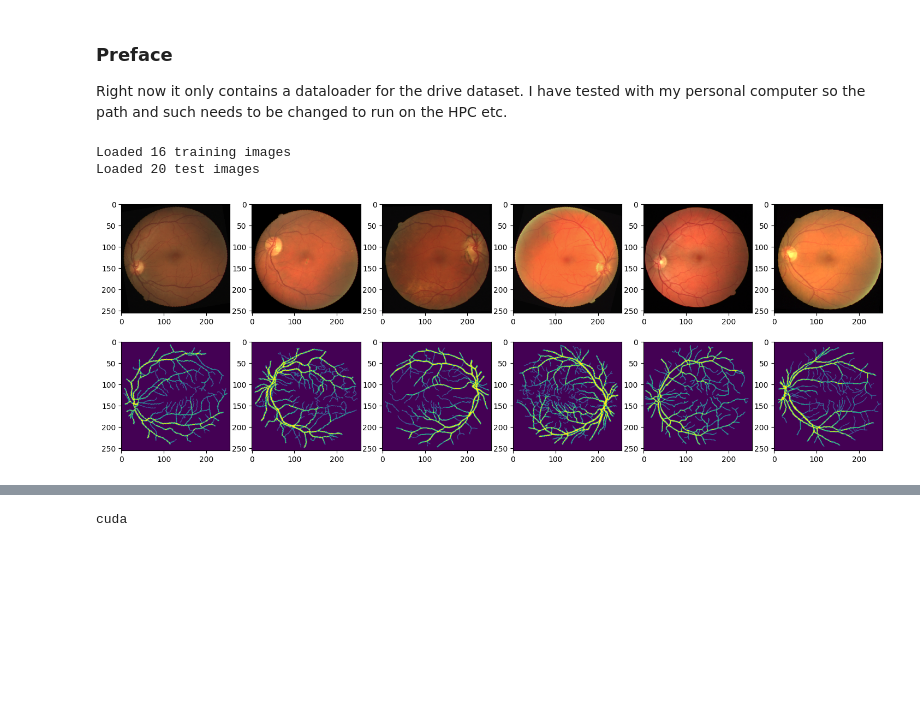
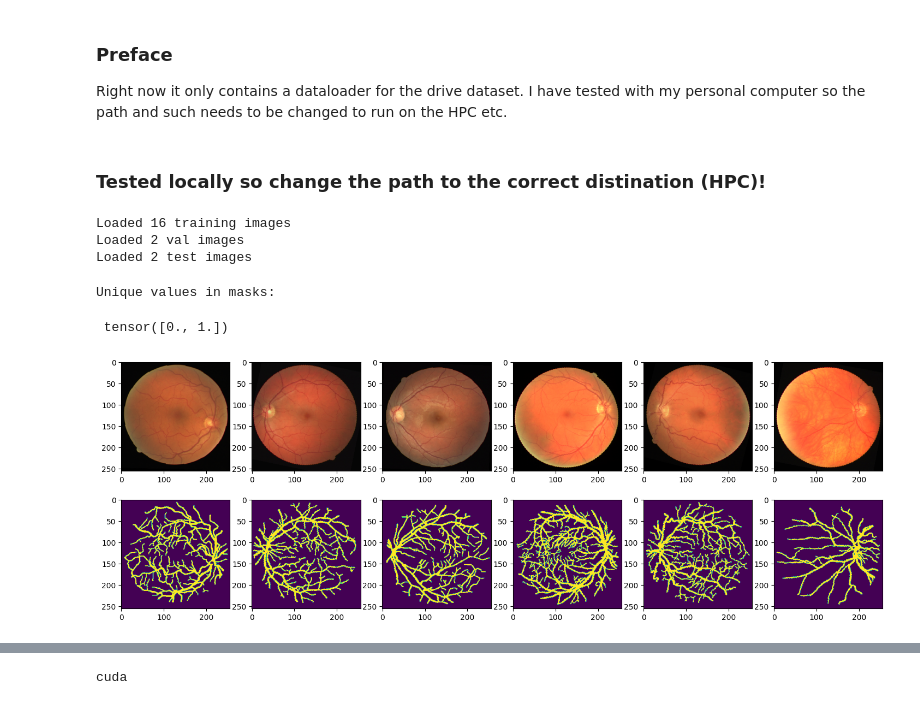
Before and after one commit to dedelstein/deepl_cv_p2, a Jupyter notebook: p2_notebook.ipynb, the cells around one changed output, grey strips where cells are left out. Drawn from its saved outputs; the diff is of its cells as text; code cells hidden in the pictures; blank space fills up the shorter version.

```diff
--- a/p2_notebook.ipynb
+++ b/p2_notebook.ipynb
@@ -23,6 +23,8 @@ from time import time
 import matplotlib.pyplot as plt
 from IPython.display import clear_output
 from sklearn.model_selection import train_test_split
+# %% [markdown]
+### Tested locally so change the path to the correct distination (HPC)!
 # %%
 # Dataloader for the drive dataset
 class DRIVE_Dataloader(torch.utils.data.Dataset):
@@ -114,21 +185,28 @@ test_loader = DataLoader(testset, batch_size=batch_size, shuffle=False, num_work
 # %%
 print('Loaded %d training images' % len(trainset))
+print('Loaded %d val images' % len(valset))
 print('Loaded %d test images' % len(testset))
 # %% [output]
 Loaded 16 training images
-Loaded 20 test images
+Loaded 2 val images
+Loaded 2 test images
 # %%
 # Image preview with image and mask
 plt.rcParams['figure.figsize'] = [18, 6]
 
-images, masks = next(iter(train_loader))
+images, masks = next(iter(train_loader_drive))
+
+# Print the unique values in masks
+print("Unique values in masks:", torch.unique(masks))
 
 for i in range(6):
     plt.subplot(2, 6, i+1)
     plt.imshow(np.swapaxes(np.swapaxes(images[i], 0, 2), 0, 1))
 
     plt.subplot(2, 6, i+7)
     plt.imshow(masks[i].squeeze())
 plt.show()
 # %% [output]
+Unique values in masks:
+ tensor([0., 1.])
-[figure, old version]
+[figure, new version]
```
Also changed, not shown: parts of 19 cells of this notebook.
